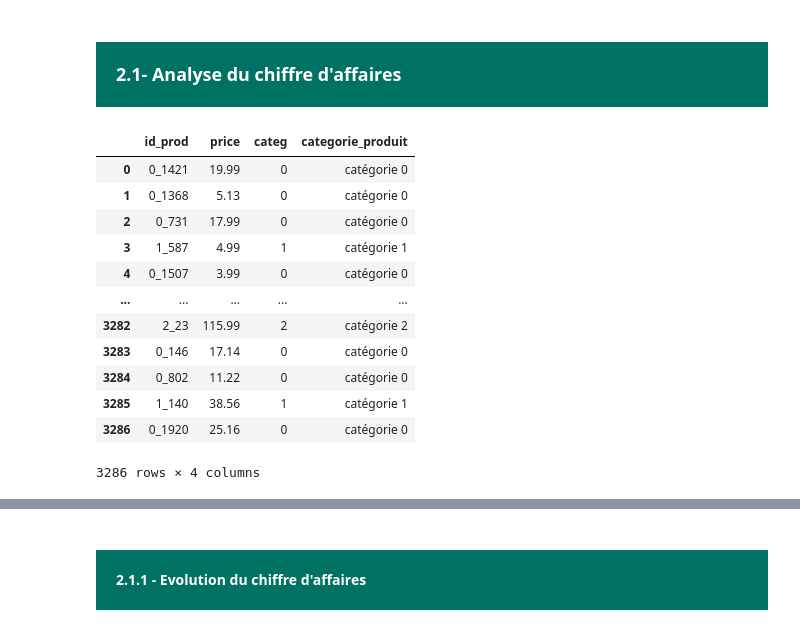
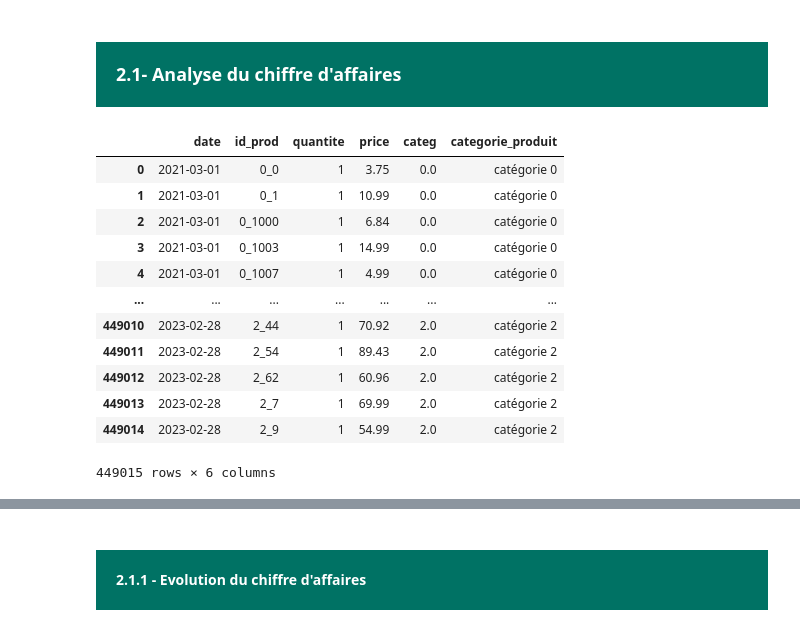
Before and after one commit to Obama19/Projets-individuels-Openclassrooms, a Jupyter notebook: Analyse des ventes d une librairie/P9 VF.ipynb, the cells around one changed output, grey strips where cells are left out. Drawn from its saved outputs; the diff is of its cells as text; code cells hidden in the pictures.

```diff
--- a/Analyse des ventes d une librairie/P9 VF.ipynb
+++ b/Analyse des ventes d une librairie/P9 VF.ipynb
@@ -462,18 +471,2 @@ df_trans.to_csv("df_transactions", index = False)
 # %% [markdown]
 <h3 style="margin: auto; padding: 20px; color:#fff; background-color: RGB(0,114,100) "> 2.1- Analyse du chiffre d'affaires </h3>
-# %%
-df_prod
-# %% [output]
-|  | id_prod | price | categ | categorie_produit |
-| 0 | 0_1421 | 19.99 | 0 | catégorie 0 |
-| 1 | 0_1368 | 5.13 | 0 | catégorie 0 |
-| 2 | 0_731 | 17.99 | 0 | catégorie 0 |
-| 3 | 1_587 | 4.99 | 1 | catégorie 1 |
-| 4 | 0_1507 | 3.99 | 0 | catégorie 0 |
-| ... | ... | ... | ... | ... |
-| 3282 | 2_23 | 115.99 | 2 | catégorie 2 |
-| 3283 | 0_146 | 17.14 | 0 | catégorie 0 |
-| 3284 | 0_802 | 11.22 | 0 | catégorie 0 |
-| 3285 | 1_140 | 38.56 | 1 | catégorie 1 |
-| 3286 | 0_1920 | 25.16 | 0 | catégorie 0 |
-3286 rows × 4 columns
@@ -479,0 +480,16 @@ df_prod
+# %%
+df_ca_produits
+# %% [output]
+|  | date | id_prod | quantite | price | categ | categorie_produit |
+| 0 | 2021-03-01 | 0_0 | 1 | 3.75 | 0.0 | catégorie 0 |
+| 1 | 2021-03-01 | 0_1 | 1 | 10.99 | 0.0 | catégorie 0 |
+| 2 | 2021-03-01 | 0_1000 | 1 | 6.84 | 0.0 | catégorie 0 |
+| 3 | 2021-03-01 | 0_1003 | 1 | 14.99 | 0.0 | catégorie 0 |
+| 4 | 2021-03-01 | 0_1007 | 1 | 4.99 | 0.0 | catégorie 0 |
+| ... | ... | ... | ... | ... | ... | ... |
+| 449010 | 2023-02-28 | 2_44 | 1 | 70.92 | 2.0 | catégorie 2 |
+| 449011 | 2023-02-28 | 2_54 | 1 | 89.43 | 2.0 | catégorie 2 |
+| 449012 | 2023-02-28 | 2_62 | 1 | 60.96 | 2.0 | catégorie 2 |
+| 449013 | 2023-02-28 | 2_7 | 1 | 69.99 | 2.0 | catégorie 2 |
+| 449014 | 2023-02-28 | 2_9 | 1 | 54.99 | 2.0 | catégorie 2 |
+449015 rows × 6 columns
```
Also changed, not shown: parts of 13 cells of this notebook.
